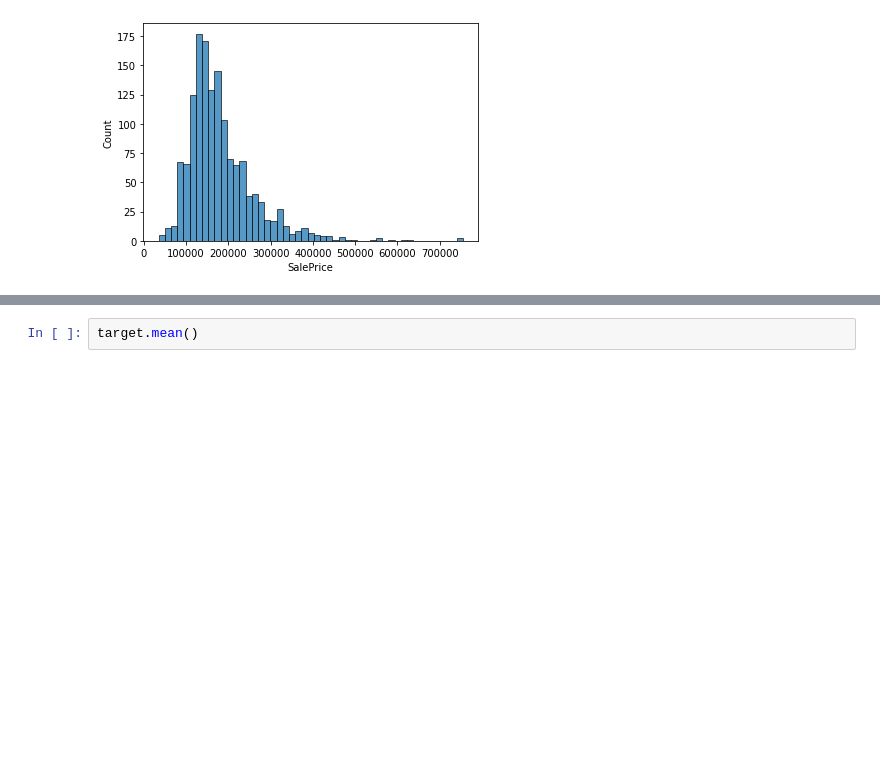
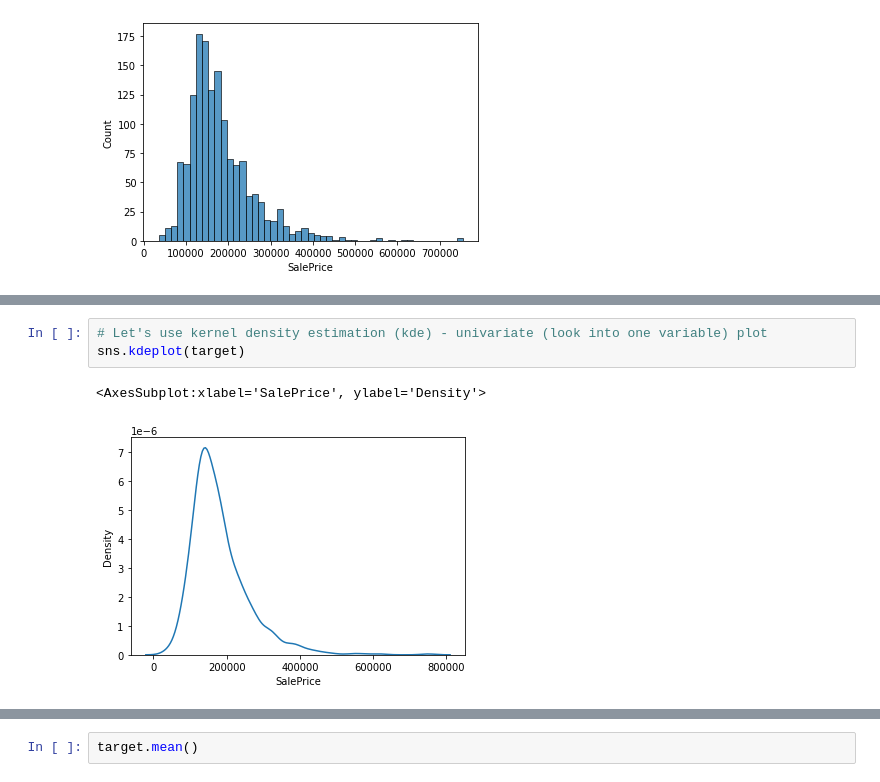
Before and after one commit to mmelshenawy/ML-Concepts, a Jupyter notebook: notebooks/01 - EDA(1).ipynb, the cells around one changed output, grey strips where cells are left out. Drawn from its saved outputs; the diff is of its cells as text; blank space fills up the shorter version.

```diff
--- a/notebooks/01 - EDA(1).ipynb
+++ b/notebooks/01 - EDA(1).ipynb
@@ -75 +89,7 @@ sns.histplot(target)
+# %%
+# Let's use kernel density estimation (kde) - univariate (look into one variable) plot
+sns.kdeplot(target)
+# %% [output]
+<AxesSubplot:xlabel='SalePrice', ylabel='Density'>
+[figure, added]
 # %%
```
Also changed, not shown: parts of 21 cells of this notebook.
